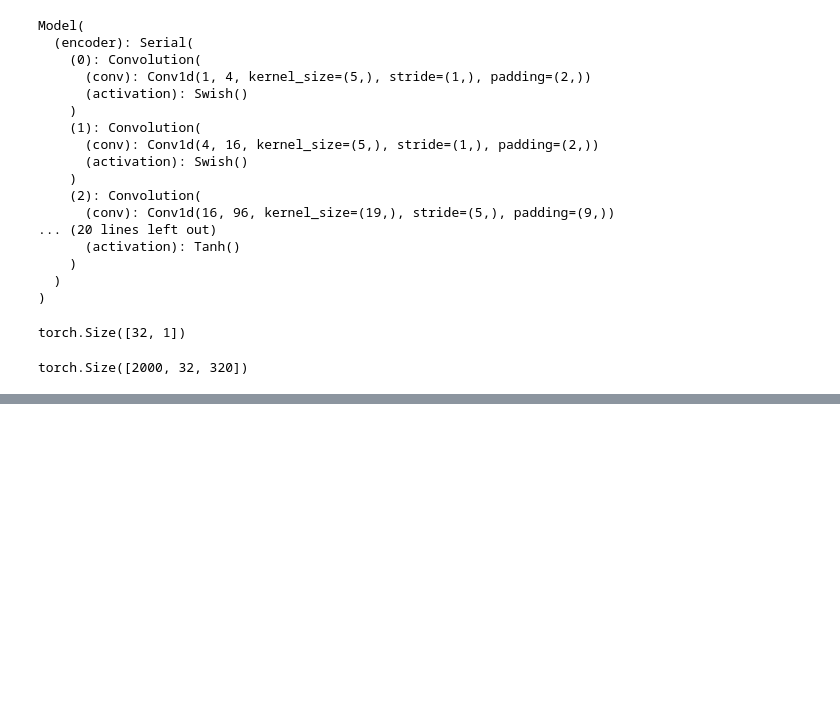
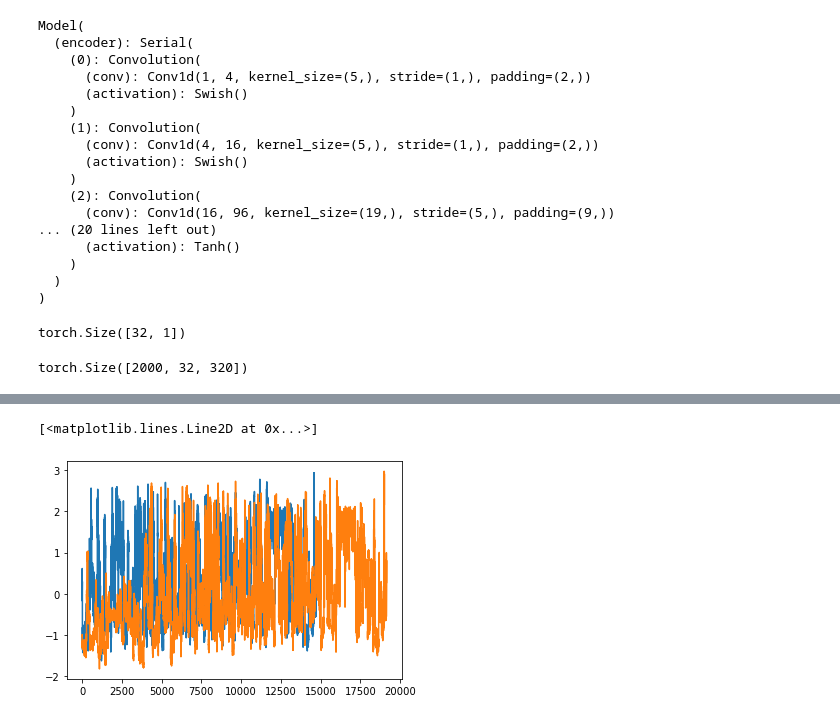
Before and after one commit to maragkakislab/rnakinet, a Jupyter notebook: BonitoModel.ipynb, the cells around one changed output, grey strips where cells are left out. Drawn from its saved outputs; the diff is of its cells as text; code cells hidden in the pictures; blank space fills up the shorter version.

```diff
--- a/BonitoModel.ipynb
+++ b/BonitoModel.ipynb
@@ -84,0 +163,6 @@ torch.Size([2000, 32, 320])
+# %%
+plt.plot(read.signal)
+plt.plot(r)
+# %% [output]
+[<matplotlib.lines.Line2D at 0x...>]
+[figure, added]
```
Also changed, not shown: parts of 6 cells of this notebook, 4 other files.
